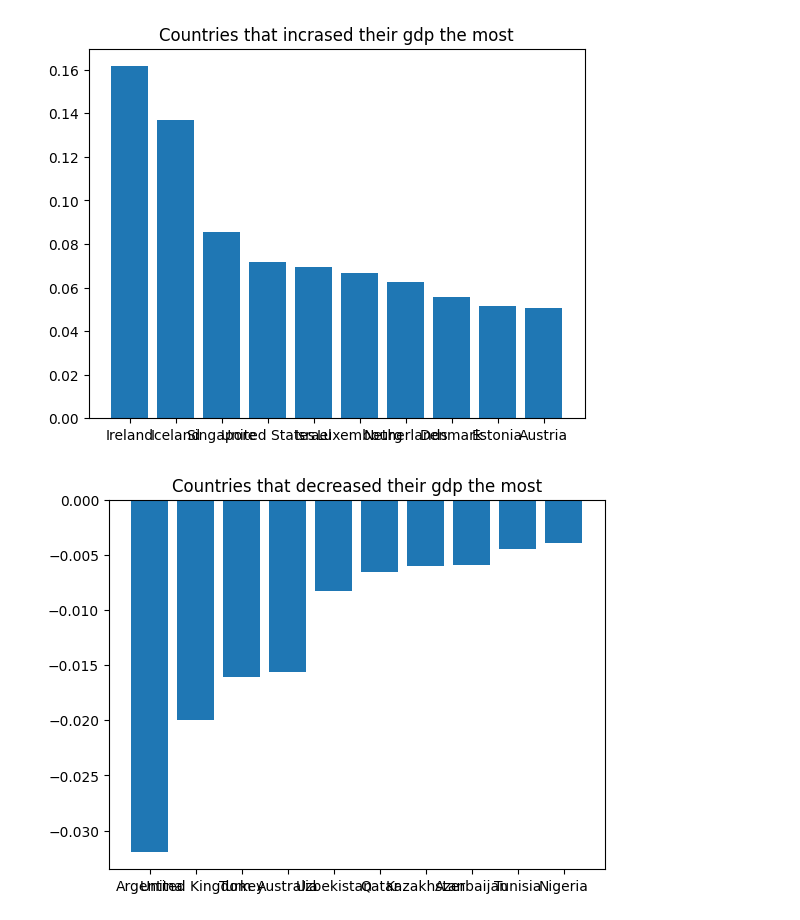
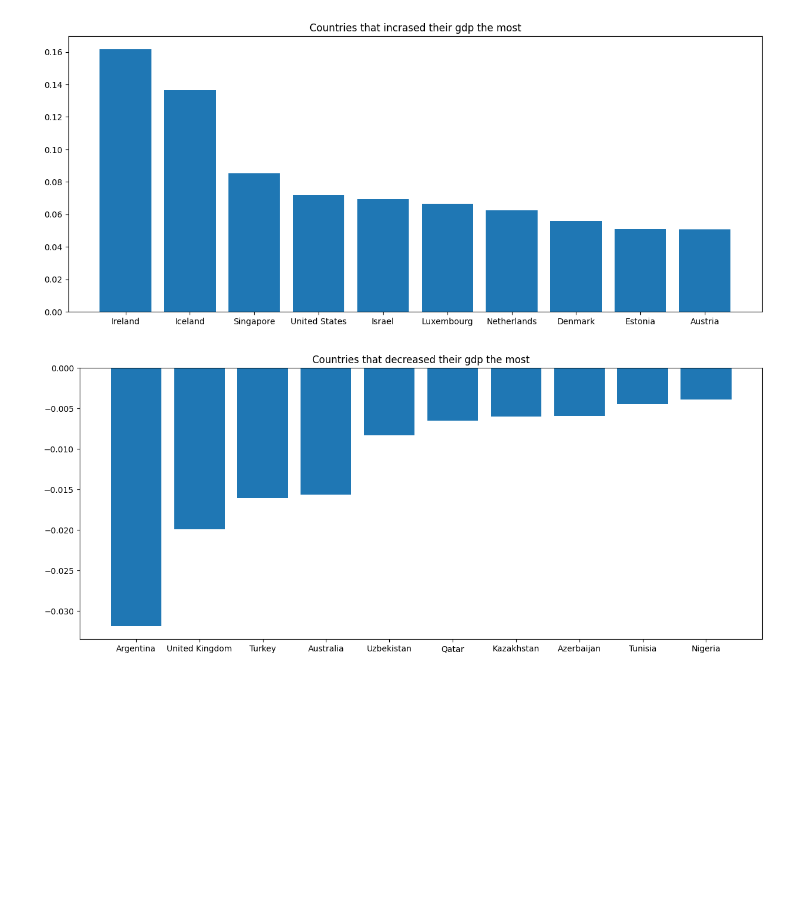
Before and after one commit to geniusbat/WorldAnalysisGMA, a Jupyter notebook: Code/showingData.ipynb, the cells around one changed output. Drawn from its saved outputs; the diff is of its cells as text; code cells hidden in the pictures; blank space fills up the shorter version.

```diff
--- a/Code/showingData.ipynb
+++ b/Code/showingData.ipynb
@@ -11,28 +11,28 @@ availableYears = ["2015", "2016", "2017", "2018", "2019"]
 # %%
 #Countries that increased their gdp the most
 dfGdp = pd.read_csv(processedDataDir+"\Gdp")
 gdpChange = {}
 for index, row in dfGdp.iterrows():
     gdpChange[row["Country"]] = (row["2016"]-row["2015"])+(row["2017"]-row["2016"])+(row["2018"]-row["2017"])+(row["2019"]-row["2018"])
 sortedDict = dict(sorted(gdpChange.items(), key=lambda item:item[1], reverse=True))
 getFirst = 10
 sortedCountries = list(sortedDict)[:getFirst]
 sortedIncreases = list(sortedDict.values())[:getFirst]
-plt.figure()
+plt.figure(figsize=(15,6))
 plt.title("Countries that incrased their gdp the most")
 plt.bar(sortedCountries,sortedIncreases)
 plt.show()
 #Countries that decreased their gdp the most
 getLast = 10
 sortedCountries = list(sortedDict)[-getLast:len(sortedDict)]
 sortedCountries.reverse()
 sortedIncreases = list(sortedDict.values())[-getLast:len(sortedDict)]
 sortedIncreases.reverse()
-plt.figure()
+plt.figure(figsize=(15,6))
 plt.title("Countries that decreased their gdp the most")
 plt.bar(sortedCountries,sortedIncreases)
 plt.show()
 # %% [output]
-[figure, old version]
+[figure, new version]
-[figure, old version]
+[figure, new version]
 # %%
```
Also changed, not shown: parts of 1 cell of this notebook.
